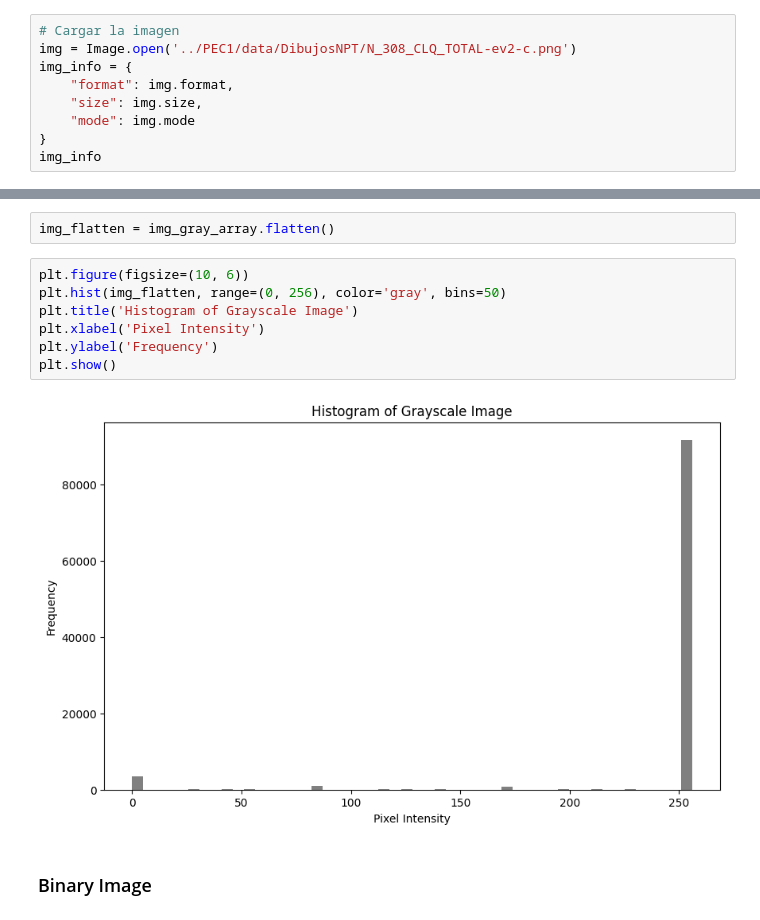
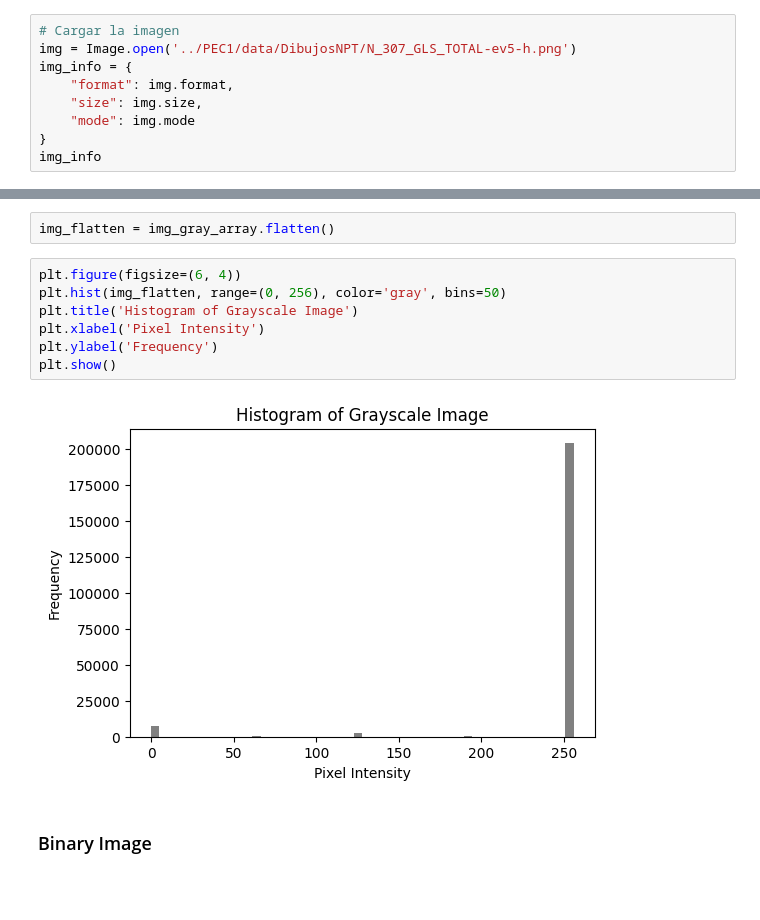
Before and after one commit to TheDandyCodes/computer-vision, a Jupyter notebook: PEC1/denoising.ipynb, the cells around one changed output, grey strips where cells are left out. Drawn from its saved outputs; the diff is of its cells as text; blank space fills up the shorter version.

```diff
--- a/PEC1/denoising.ipynb
+++ b/PEC1/denoising.ipynb
@@ -5,6 +6,6 @@ import numpy as np
 # %%
 # Cargar la imagen
-img = Image.open('../PEC1/data/DibujosNPT/N_308_CLQ_TOTAL-ev2-c.png')
+img = Image.open('../PEC1/data/DibujosNPT/N_307_GLS_TOTAL-ev5-h.png')
 img_info = {
     "format": img.format,
     "size": img.size,
@@ -35,14 +36,14 @@ img_gray_array = np.array(img_gray)
 # %%
 img_flatten = img_gray_array.flatten()
 # %%
-plt.figure(figsize=(10, 6))
+plt.figure(figsize=(6, 4))
 plt.hist(img_flatten, range=(0, 256), color='gray', bins=50)
 plt.title('Histogram of Grayscale Image')
 plt.xlabel('Pixel Intensity')
 plt.ylabel('Frequency')
 plt.show()
 # %% [output]
-[figure, old version]
+[figure, new version]
 # %% [markdown]
 ### Binary Image
 # %% [markdown]
```
Also changed, not shown: parts of 13 cells of this notebook.
